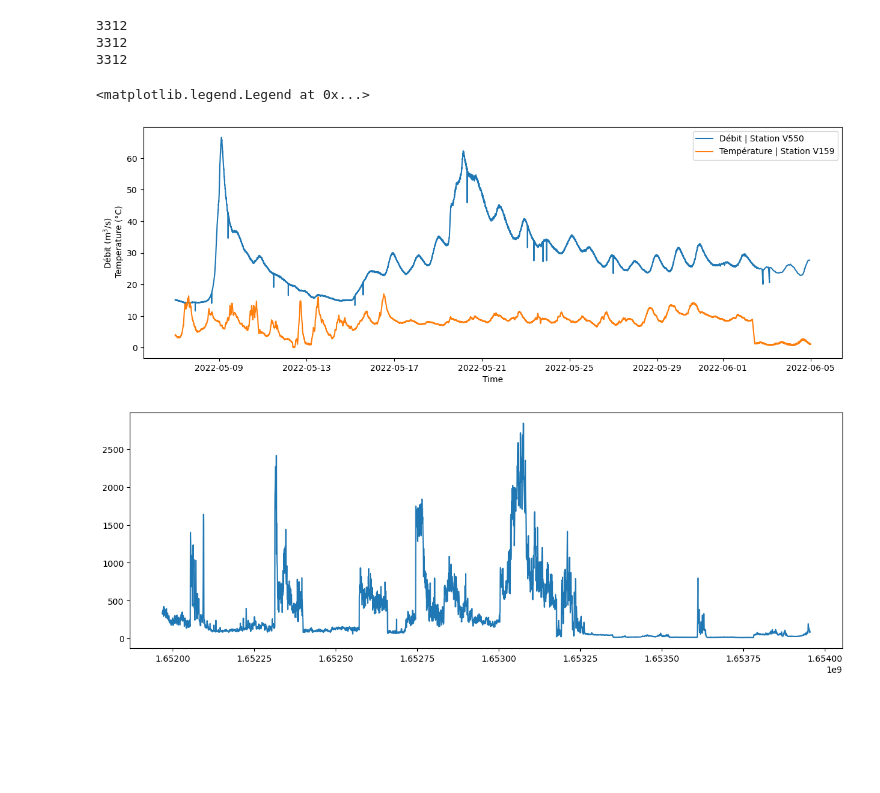
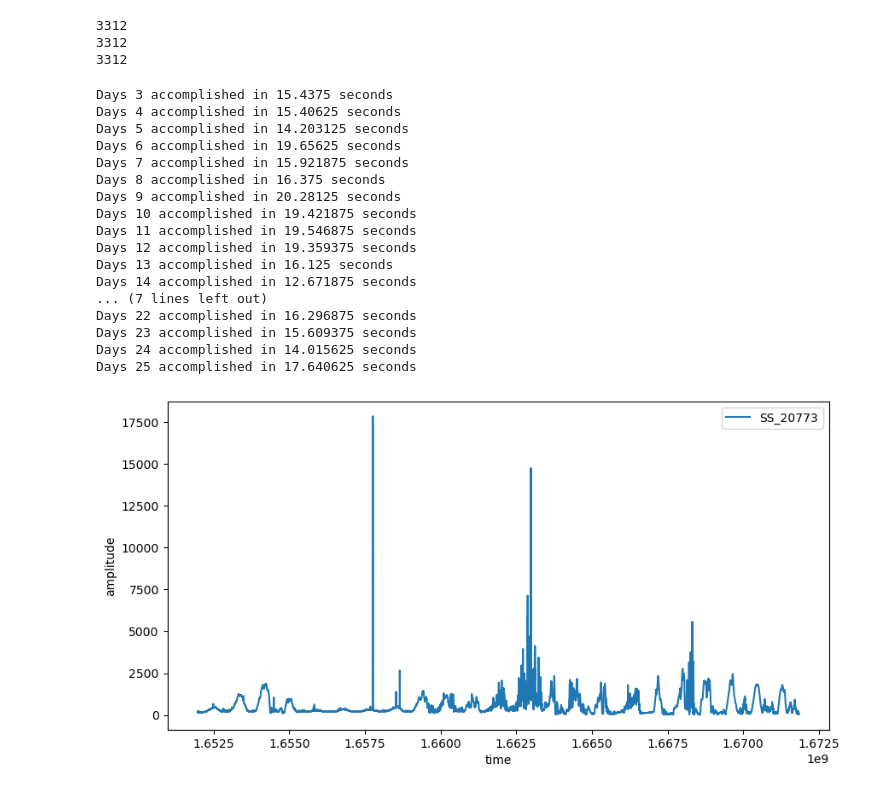
Before and after one commit to jgovoort/sismo-memo, a Jupyter notebook: hydro-glacier.ipynb, the cells around one changed output. Saved outputs shown, nothing was run; the diff lists cells and outputs as text; code cells hidden in the pictures; blank space fills up the shorter version.

```diff
--- a/hydro-glacier.ipynb
+++ b/hydro-glacier.ipynb
@@ -217,26 +203,3 @@ print(len(noise_time))
 3312
 3312
 3312
-# %%
-fig = plt.figure(figsize=(15, 5))
-
-plt.plot(gauging_time, gauging_velos, label = 'Débit | Station V550')
-plt.plot(temp_time, temp, label = 'Température | Station V159')
-plt.xlabel('Time')
-plt.ylabel('Débit (m$^3$/s) \n Temperature (°C)')
-
-
-plt.legend()
-
-#plt.plot(noise_time[1:2000],median[1:2000])
-#plt.show()
-# %% [output]
-<matplotlib.legend.Legend at 0x...>
-[figure, removed]
-# %%
-fig = plt.figure(figsize=(15,5))
-plt.plot(noise_time,median)
-#plt.plot(noise_time,mean)
-plt.show()
-# %% [output]
-[figure, removed]
@@ -261,0 +206,30 @@ plt.show()
+# %%
+#noise_time773, mean773, median773 = amp_noise_mean_median('453020773.',1)
+noise_time739, mean739, median739 = amp_noise_mean_median('453020739.',1)
+
+fig = plt.figure(figsize=(10, 5))
+plt.plot(noise_time773,median773, label='SS_20773')
+#plt.plot(noise_time739,median739, label='SS_20739')
+plt.xlabel('time')
+plt.ylabel('amplitude')
+plt.legend()
+plt.show()
+# %% [output]
+Days 3 accomplished in 15.4375 seconds
+Days 4 accomplished in 15.40625 seconds
+Days 5 accomplished in 14.203125 seconds
+Days 6 accomplished in 19.65625 seconds
+Days 7 accomplished in 15.921875 seconds
+Days 8 accomplished in 16.375 seconds
+Days 9 accomplished in 20.28125 seconds
+Days 10 accomplished in 19.421875 seconds
+Days 11 accomplished in 19.546875 seconds
+Days 12 accomplished in 19.359375 seconds
+Days 13 accomplished in 16.125 seconds
+Days 14 accomplished in 12.671875 seconds
+... (7 lines left out)
+Days 22 accomplished in 16.296875 seconds
+Days 23 accomplished in 15.609375 seconds
+Days 24 accomplished in 14.015625 seconds
+Days 25 accomplished in 17.640625 seconds
+[figure, added]
```
Also changed, not shown: parts of 7 cells of this notebook.
